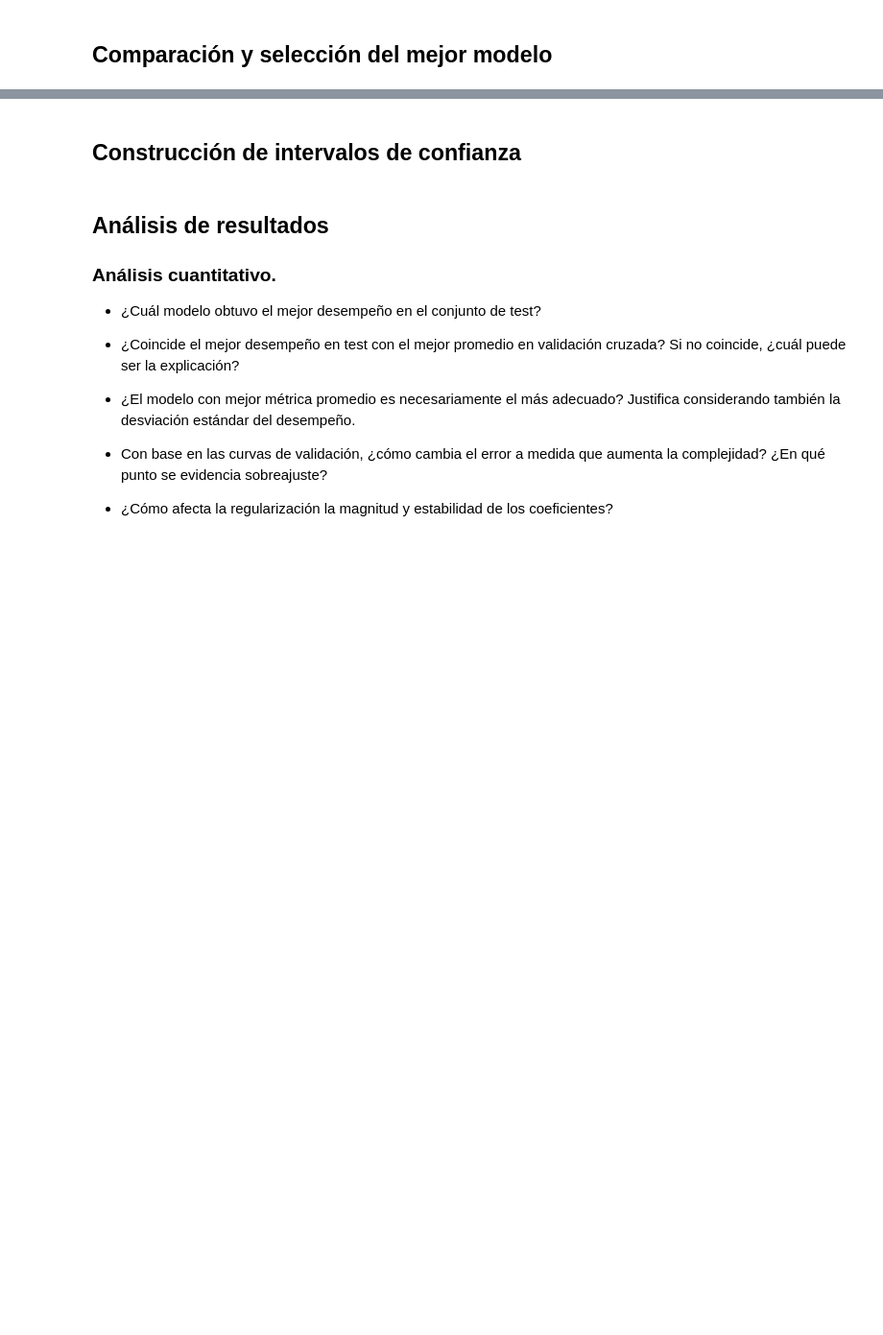
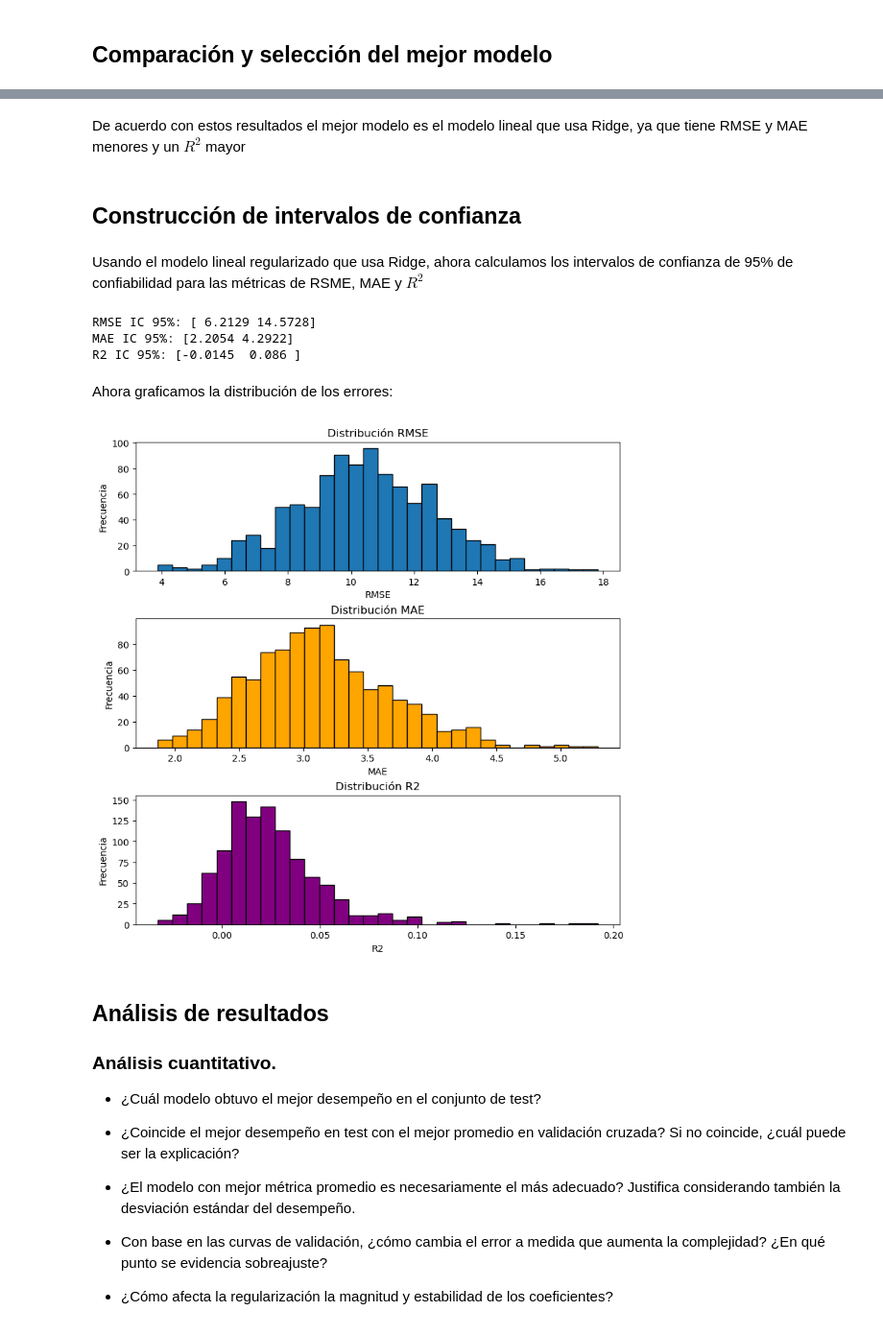
Before and after one commit to ef-blanco/Lab_1_Aprendizaje_Maq, a Jupyter notebook: Laboratorio_2_ML.ipynb, the cells around one changed output, grey strips where cells are left out. Shown at 96% size. Saved outputs shown, nothing was run; the diff lists cells and outputs as text; code cells hidden in the pictures; blank space fills up the shorter version.

```diff
--- a/Laboratorio_2_ML.ipynb
+++ b/Laboratorio_2_ML.ipynb
@@ -420,5 +528,56 @@ modelos_comparar = {
+# %% [markdown]
+De acuerdo con estos resultados el mejor modelo es el modelo lineal que usa Ridge, ya que tiene RMSE y MAE menores y un $R^2$ mayor
 # %% [markdown]
 ## Construcción de intervalos de confianza
+# %% [markdown]
+Usando el modelo lineal regularizado que usa Ridge, ahora calculamos los intervalos de confianza de 95% de confiabilidad para las métricas de RSME, MAE y $R^2$
+# %%
+X_test_copy = x_test.copy()
+Y_test_copy = y_test.copy()
+n_boot = 1000
+rmse_scores = []
+mae_scores = []
+r2_scores = []
+
+n = len(X_test_copy)
+
+for _ in range(n_boot):
+
+    indices = np.random.choice(n, n, replace=True)
+
+    X_sample = X_test_copy.iloc[indices]
+    y_sample = Y_test_copy.iloc[indices]
+
+    y_pred = grid_search_ridge.best_estimator_.predict(X_sample)
+
+    rmse_scores.append(np.sqrt(mean_squared_error(y_sample,y_pred)))
+    mae_scores.append(mean_absolute_error(y_sample, y_pred))
+    r2_scores.append(r2_score(y_sample, y_pred))
+
+rmse_ci = np.percentile(rmse_scores,[2.5 ,97.5])
+mae_ci = np.percentile(mae_scores, [2.5, 97.5])
+r2_ci = np.percentile(r2_scores, [2.5, 97.5])
+
+print("RMSE IC 95%:", np.round(rmse_ci,4))
+print("MAE IC 95%:", np.round(mae_ci,4))
+print("R2 IC 95%:", np.round(r2_ci,4))
+# %% [output]
+RMSE IC 95%: [ 6.2129 14.5728]
+MAE IC 95%: [2.2054 4.2922]
+R2 IC 95%: [-0.0145  0.086 ]
+# %% [markdown]
+Ahora graficamos la distribución de los errores:
+# %%
+fig, ax = plt.subplots(3,1,figsize=(8,8),layout="constrained")
+ax[0].hist(rmse_scores,bins=30,edgecolor="black")
+ax[0].set(title="Distribución RMSE",xlabel="RMSE",ylabel="Frecuencia")
+ax[1].hist(mae_scores,bins=30,color="orange",edgecolor="black")
+ax[1].set(title="Distribución MAE",xlabel="MAE",ylabel="Frecuencia")
+ax[2].hist(r2_scores,bins=30,color="purple",edgecolor="black")
+ax[2].set(title="Distribución R2",xlabel="R2",ylabel="Frecuencia")
+plt.show()
+# %% [output]
+[figure, added]
 # %% [markdown]
 ## Análisis de resultados
 
```
Also changed, not shown: parts of 8 cells of this notebook.
